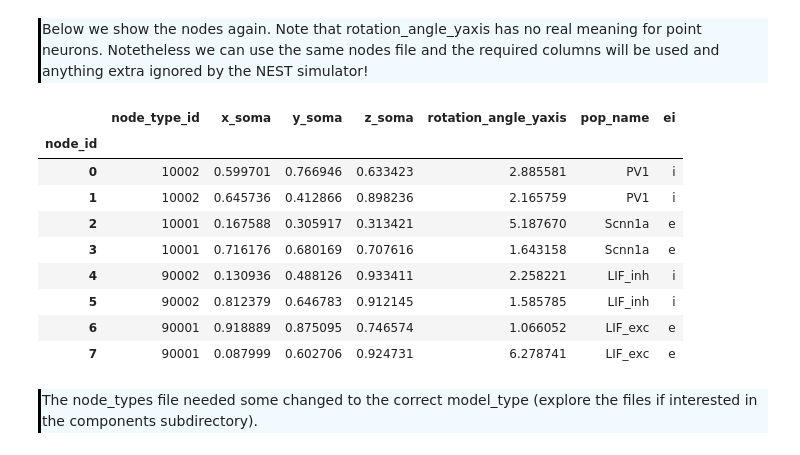
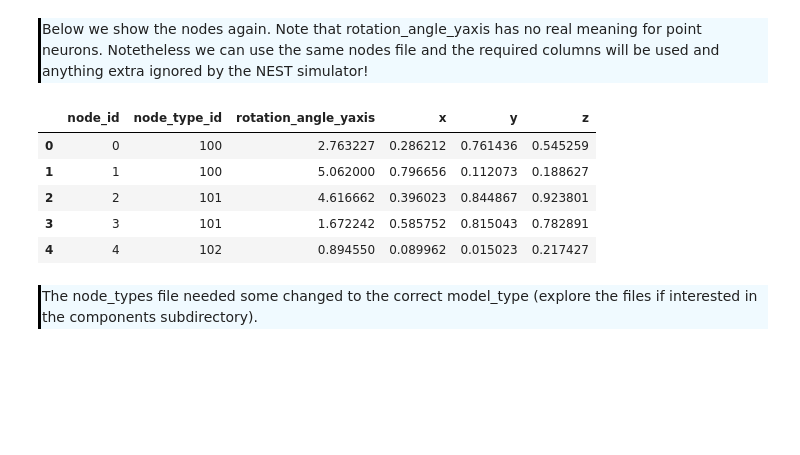
Before and after one commit to AllenInstitute/CNS_2018_Tutorial, a Jupyter notebook: bmtk/pointnet_notebook/pointnet_modeling_example.ipynb, the cells around one changed output. Cells and saved outputs as stored; diff of their text form; code cells hidden in the pictures; blank space fills up the shorter version.

```diff
--- a/bmtk/pointnet_notebook/pointnet_modeling_example.ipynb
+++ b/bmtk/pointnet_notebook/pointnet_modeling_example.ipynb
@@ -81,27 +80,25 @@ done
 directory_name = 'network/recurrent_network/'
 # %%
 # Nodes files
-nodes_file = directory_name + 'nodes.csv'              # Contains information about every node
+nodes_file = directory_name + 'nodes.h5'              # Contains information about every node
 node_models_file = directory_name + 'node_types.csv'   # Contains information about models
 # %% [markdown]
 <div style="border-left: 3px solid #000; padding: 1px; padding-left: 10px; background: #F0FAFF; ">
 Below we show the nodes again. Note that rotation_angle_yaxis has no real meaning for point neurons. Notetheless we can use the same nodes file and the required columns will be used and anything extra ignored by the NEST simulator!
 </div>
-# %%
-# Show the nodes file
-nodes_DF = pd.DataFrame.from_csv(nodes_file, sep = ' ')
-nodes_DF
-# %% [output]
-|  | node_type_id | x_soma | y_soma | z_soma | rotation_angle_yaxis | pop_name | ei |
-| node_id |  |  |  |  |  |  |  |
-| 0 | 10002 | 0.599701 | 0.766946 | 0.633423 | 2.885581 | PV1 | i |
-| 1 | 10002 | 0.645736 | 0.412866 | 0.898236 | 2.165759 | PV1 | i |
-| 2 | 10001 | 0.167588 | 0.305917 | 0.313421 | 5.187670 | Scnn1a | e |
-| 3 | 10001 | 0.716176 | 0.680169 | 0.707616 | 1.643158 | Scnn1a | e |
-| 4 | 90002 | 0.130936 | 0.488126 | 0.933411 | 2.258221 | LIF_inh | i |
-| 5 | 90002 | 0.812379 | 0.646783 | 0.912145 | 1.585785 | LIF_inh | i |
-| 6 | 90001 | 0.918889 | 0.875095 | 0.746574 | 1.066052 | LIF_exc | e |
-| 7 | 90001 | 0.087999 | 0.602706 | 0.924731 | 6.278741 | LIF_exc | e |
+# %%
+from bmtk.analyzer import nodes_table
+
+input_nodes_DF = nodes_table(nodes_file, 'FridayHarborBiophysics')
+#input_nodes_DF = nodes_table(nodes_file, 'FridayHarborBiophysics')
+input_nodes_DF[:5]
+# %% [output]
+|  | node_id | node_type_id | rotation_angle_yaxis | x | y | z |
+| 0 | 0 | 100 | 2.763227 | 0.286212 | 0.761436 | 0.545259 |
+| 1 | 1 | 100 | 5.062000 | 0.796656 | 0.112073 | 0.188627 |
+| 2 | 2 | 101 | 4.616662 | 0.396023 | 0.844867 | 0.923801 |
+| 3 | 3 | 101 | 1.672242 | 0.585752 | 0.815043 | 0.782891 |
+| 4 | 4 | 102 | 0.894550 | 0.089962 | 0.015023 | 0.217427 |
 # %% [markdown]
 <div style="border-left: 3px solid #000; padding: 1px; padding-left: 10px; background: #F0FAFF; ">
 The node_types file needed some changed to the correct model_type (explore the files if interested in the components subdirectory).
```
Also changed, not shown: parts of 9 cells of this notebook, 12 other files.
